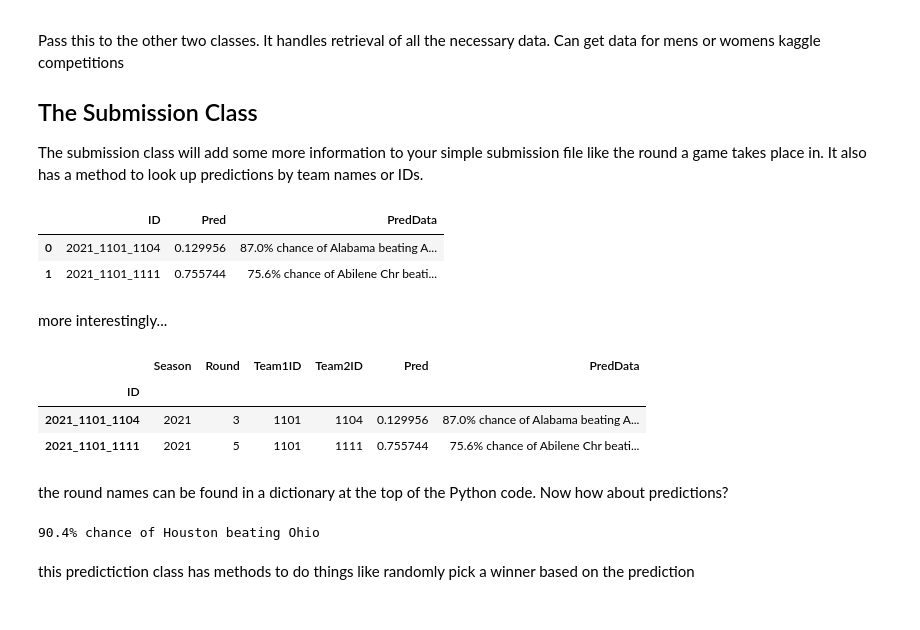
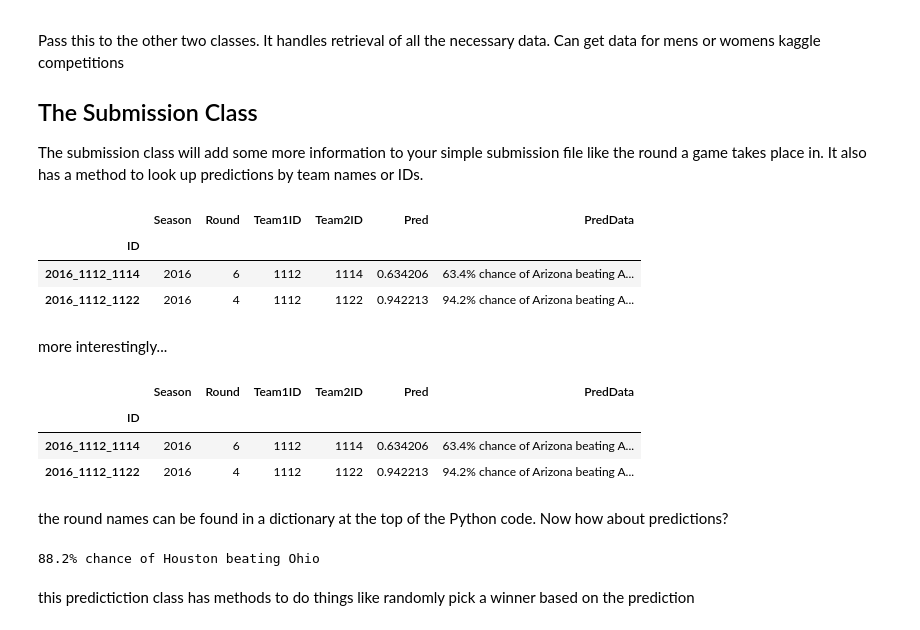
Before and after one commit to armstrys/NCAA_BracketBuilder, a Jupyter notebook: simple_simulation.ipynb, the cells around one changed output. Drawn from its saved outputs; the diff is of its cells as text; code cells hidden in the pictures.

Commit message:
cleaning up implememntation for multiyear submissions

```diff
--- a/simple_simulation.ipynb
+++ b/simple_simulation.ipynb
@@ -8,13 +13,13 @@ from simulation import Data, Submission, Tournament, round_names
 # Initiate data class to get files
 mw = 'M'
 ncaa_data = Data(mw, dir='./input_with_data/')
-
+season = 2021
 # read and initialize submission class
-df = pd.read_csv('./input_with_data/'+mw+'submission.csv')
+df = pd.read_csv('./input_with_data/submission.csv')
 submission = Submission(sub_df=df, data=ncaa_data)
 
 # initiate a tournament object
-tourney = Tournament(data=ncaa_data,submission=submission,season=2021)
+tourney = Tournament(data=ncaa_data, submission=submission, season=season)
 # %% [markdown]
 # Now what can these do?
 ## Data class
@@ -25,28 +30,29 @@ The submission class will add some more information to your simple submission fi
 # %%
 submission.df.head(2)
 # %% [output]
-|  | ID | Pred | PredData |
-| 0 | 2021_1101_1104 | 0.129956 | 87.0% chance of Alabama beating A... |
-| 1 | 2021_1101_1111 | 0.755744 | 75.6% chance of Abilene Chr beati... |
+|  | Season | Round | Team1ID | Team2ID | Pred | PredData |
+| ID |  |  |  |  |  |  |
+| 2016_1112_1114 | 2016 | 6 | 1112 | 1114 | 0.634206 | 63.4% chance of Arizona beating A... |
+| 2016_1112_1122 | 2016 | 4 | 1112 | 1122 | 0.942213 | 94.2% chance of Arizona beating A... |
 # %% [markdown]
 more interestingly...
 # %%
 pred = submission.df.iloc[0,2]
 # pred.s_dict_rev
 # %%
-submission.full_df.head(2)
+submission.df.head(2)
 # %% [output]
 |  | Season | Round | Team1ID | Team2ID | Pred | PredData |
 | ID |  |  |  |  |  |  |
-| 2021_1101_1104 | 2021 | 3 | 1101 | 1104 | 0.129956 | 87.0% chance of Alabama beating A... |
-| 2021_1101_1111 | 2021 | 5 | 1101 | 1111 | 0.755744 | 75.6% chance of Abilene Chr beati... |
+| 2016_1112_1114 | 2016 | 6 | 1112 | 1114 | 0.634206 | 63.4% chance of Arizona beating A... |
+| 2016_1112_1122 | 2016 | 4 | 1112 | 1122 | 0.942213 | 94.2% chance of Arizona beating A... |
 # %% [markdown]
 the round names can be found in a dictionary at the top of the Python code. Now how about predictions?
 # %%
 pred = submission.get_pred_by_teams(season=2021, t1_name='Houston', t2_name='Ohio')
 pred
 # %% [output]
-90.4% chance of Houston beating Ohio
+88.2% chance of Houston beating Ohio
 # %% [markdown]
 this predictiction class has methods to do things like randomly pick a winner based on the prediction
 # %%
```
Also changed, not shown: parts of 17 cells of this notebook, 1 other file.
